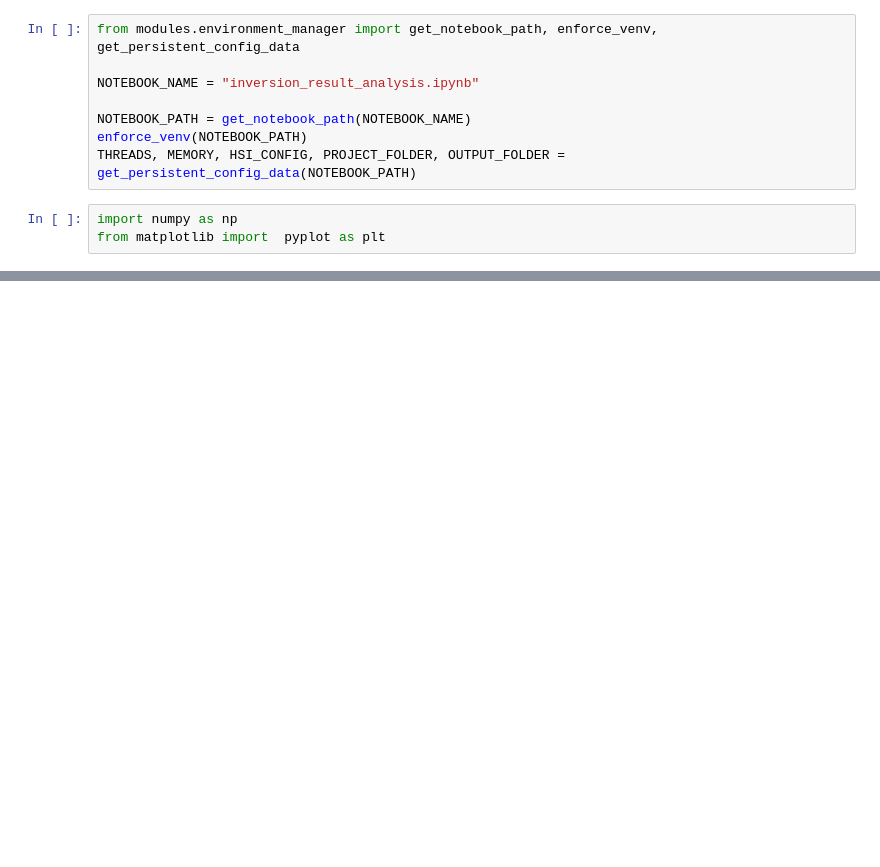
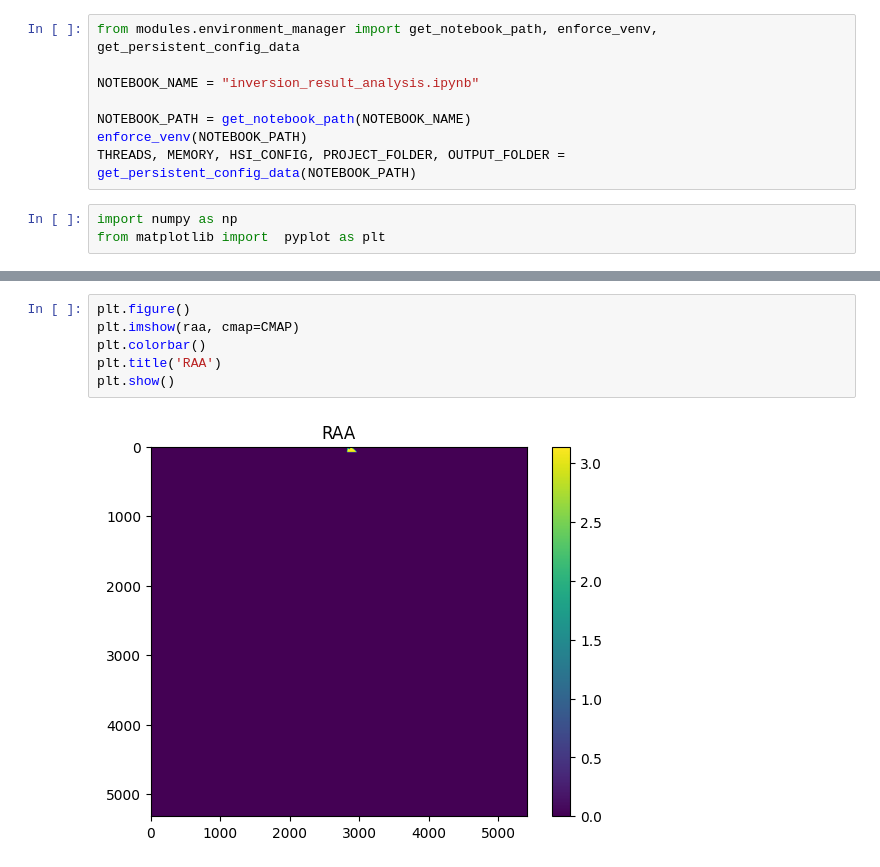
Before and after one commit to hhc9219/hsi_prosail_inversion, a Jupyter notebook: inversion_result_analysis.ipynb, the cells around one changed output, grey strips where cells are left out. Saved outputs shown, nothing was run; the diff lists cells and outputs as text; blank space fills up the shorter version.

```diff
--- a/inversion_result_analysis.ipynb
+++ b/inversion_result_analysis.ipynb
@@ -97,0 +108,8 @@ plt.show()
+# %%
+plt.figure()
+plt.imshow(raa, cmap=CMAP)
+plt.colorbar()
+plt.title('RAA')
+plt.show()
+# %% [output]
+[figure, added]
```
Also changed, not shown: parts of 11 cells of this notebook, 3 other files.
